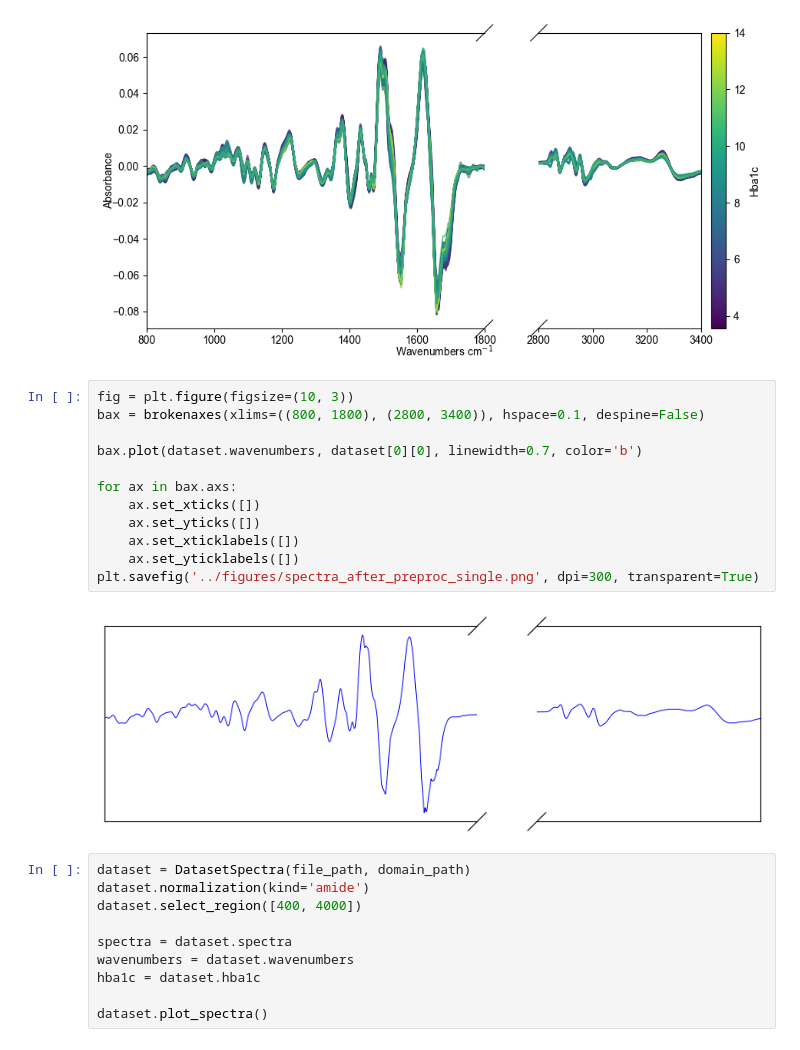
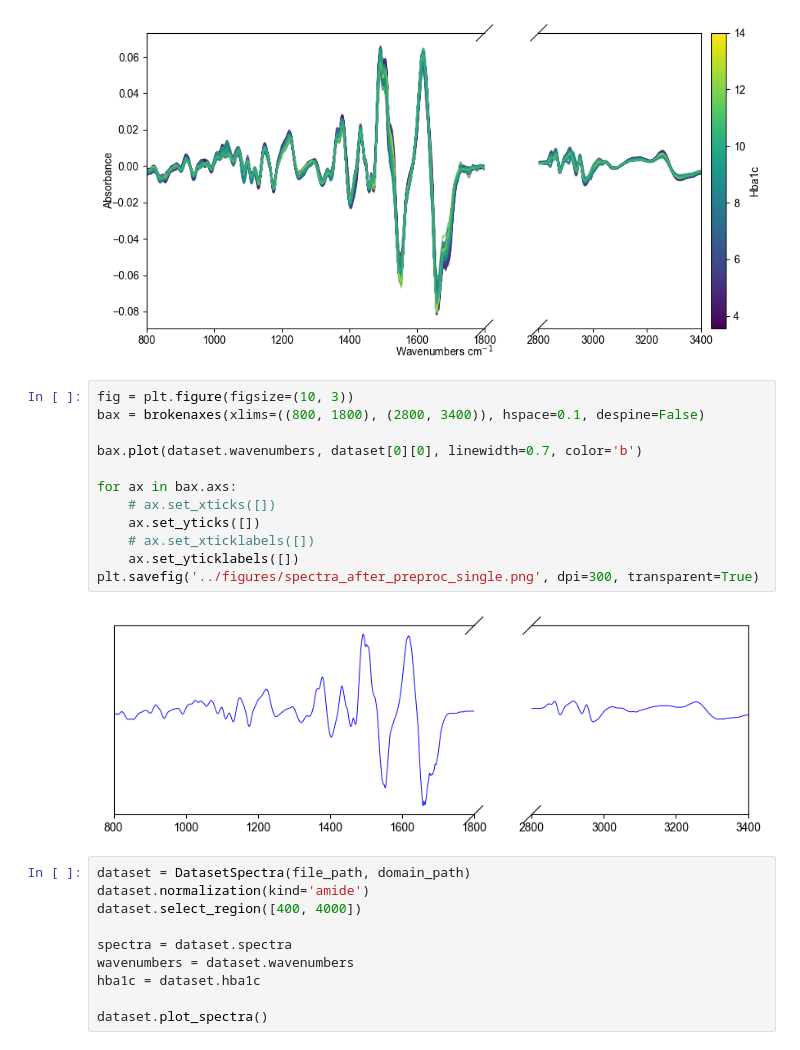
Before and after one commit to MelnychenkoM/ml_methods_hba1c, a Jupyter notebook: notebooks/visuals.ipynb, the cells around one changed output. Saved outputs shown, nothing was run; the diff lists cells and outputs as text.

```diff
--- a/notebooks/visuals.ipynb
+++ b/notebooks/visuals.ipynb
@@ -67,17 +62,17 @@ plt.savefig('../figures/spectra_after_preproc.pdf', format='pdf')
 # %%
 fig = plt.figure(figsize=(10, 3))
 bax = brokenaxes(xlims=((800, 1800), (2800, 3400)), hspace=0.1, despine=False)
 
 bax.plot(dataset.wavenumbers, dataset[0][0], linewidth=0.7, color='b')
 
 for ax in bax.axs:
-    ax.set_xticks([])
+    # ax.set_xticks([])
     ax.set_yticks([])
-    ax.set_xticklabels([])
+    # ax.set_xticklabels([])
     ax.set_yticklabels([])
 plt.savefig('../figures/spectra_after_preproc_single.png', dpi=300, transparent=True)
 # %% [output]
-[figure, old version]
+[figure, new version]
 # %%
 dataset = DatasetSpectra(file_path, domain_path)
 dataset.normalization(kind='amide')
```
Also changed, not shown: parts of 7 cells of this notebook, 4 other files.
